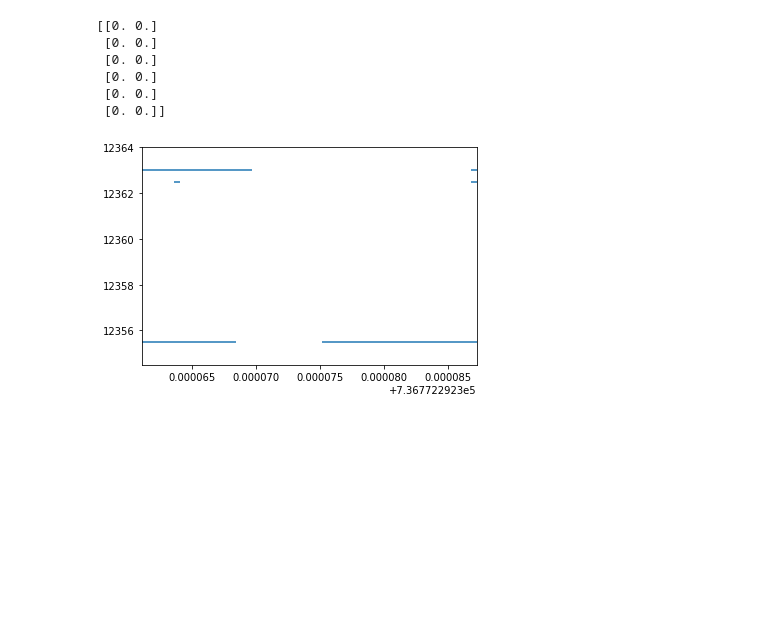
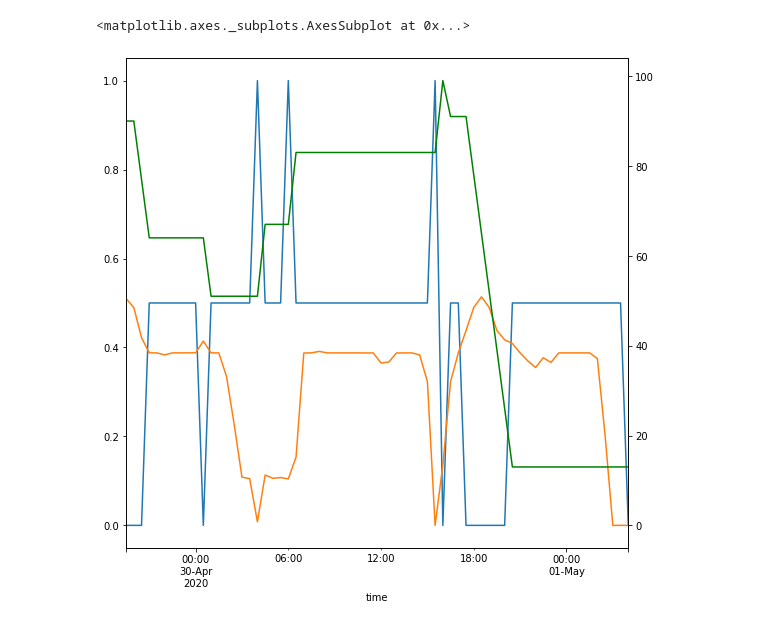
Before and after one commit to Cameron-Gan/ELEC9715_Project, a Jupyter notebook: modelDesign.ipynb, the cells around one changed output. Saved outputs shown, nothing was run; the diff lists cells and outputs as text; code cells hidden in the pictures; blank space fills up the shorter version.

```diff
--- a/modelDesign.ipynb
+++ b/modelDesign.ipynb
@@ -1,42 +1,36 @@
-# %%
-import numpy as np
-import matplotlib.pyplot as plt
-from matplotlib import collections  as mc
-import matplotlib.dates as mdates
-
-
-# interactive plot in jupyter notebook
-
-x = np.array([['2018-03-19T07:01:00.000073810', '2018-03-19T07:01:00.632164618'],
-       ['2018-03-19T07:01:00.000073811', '2018-03-19T07:01:00.742295898'],
-       ['2018-03-19T07:01:00.218747698', '2018-03-19T07:01:00.260067814'],
-      ['2018-03-19T07:01:01.218747698', '2018-03-19T07:01:02.260067814'],
-      ['2018-03-19T07:01:02.218747698', '2018-03-19T07:01:02.260067814'],
-      ['2018-03-19T07:01:02.218747698', '2018-03-19T07:01:02.260067814']],
-      dtype='datetime64[ns]')
-y = np.array([[12355.5, 12355.5],
-       [12363. , 12363. ],
-       [12362.5, 12362.5],
-       [12355.5, 12355.5],
-       [12363. , 12363. ],
-       [12362.5, 12362.5]])
-
-fig, ax = plt.subplots()
-segs = np.zeros((x.shape[0], x.shape[1], 2))
-print(segs[:,:,0])
-segs[:, :, 1] = y
-segs[:, :, 0] = mdates.date2num(x)
-lc = mc.LineCollection(segs)
-ax.set_xlim(segs[:,:,0].min(), segs[:,:,0].max())
-ax.set_ylim(segs[:,:,1].min()-1, segs[:,:,1].max()+1)
-ax.add_collection(lc)
-
-plt.show()
-# %% [output]
-[[0. 0.]
- [0. 0.]
- [0. 0.]
- [0. 0.]
- [0. 0.]
- [0. 0.]]
-[figure, removed]
+# %%
+import numpy as np
+import matplotlib.pyplot as plt
+from matplotlib import collections  as mc
+import matplotlib.dates as mdates
+import pandas as pd
+from model import Model
+from appliance import Appliance
+
+## OK so ramps have to be whole numbers
+app = Appliance(max_load=100, maintain_load=10, max_level=100, min_level=70, ramp_up=5, ramp_down=4)
+
+#start percentage has to be between max and min
+model = Model(start_percentage=90, n=100, app=app)
+
+model.run_model()
+
+cheapest_path_node = model.get_cheapest_path()
+timesteps = model.time_steps
+
+
+
+df = pd.DataFrame({'time': timesteps,
+                   'onoffpath': cheapest_path_node.path,
+                   'state': cheapest_path_node.state_value})
+df1 = model.forecast_price
+df.set_index('time', inplace=True)
+plt.figure(figsize=(9,9))
+# df.onoffpath.plot()
+# df.forecast.plot(style='r')
+df.onoffpath.plot()
+df1.RRP.plot(secondary_y=True)
+df.state.plot(secondary_y=True, style='g')
+# %% [output]
+<matplotlib.axes._subplots.AxesSubplot at 0x...>
+[figure, added]
```
Also changed, not shown: 3 other files.
